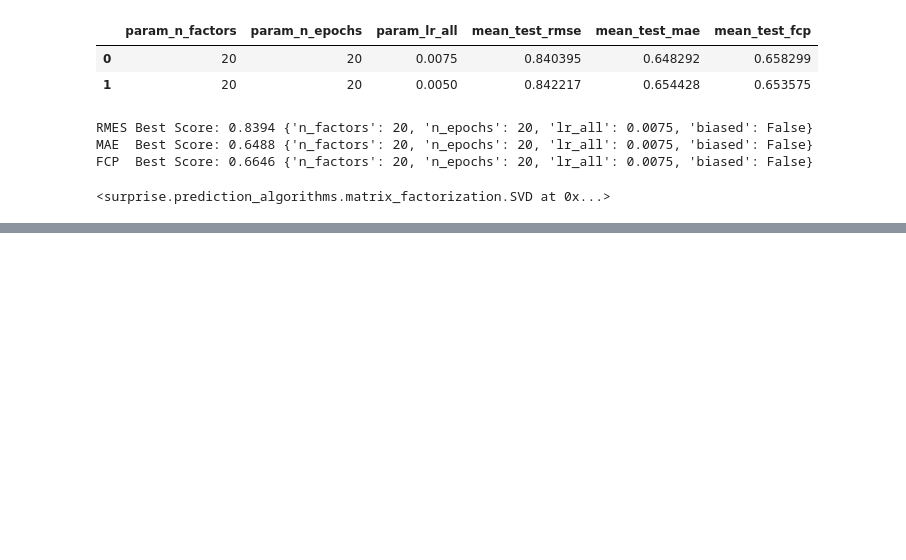
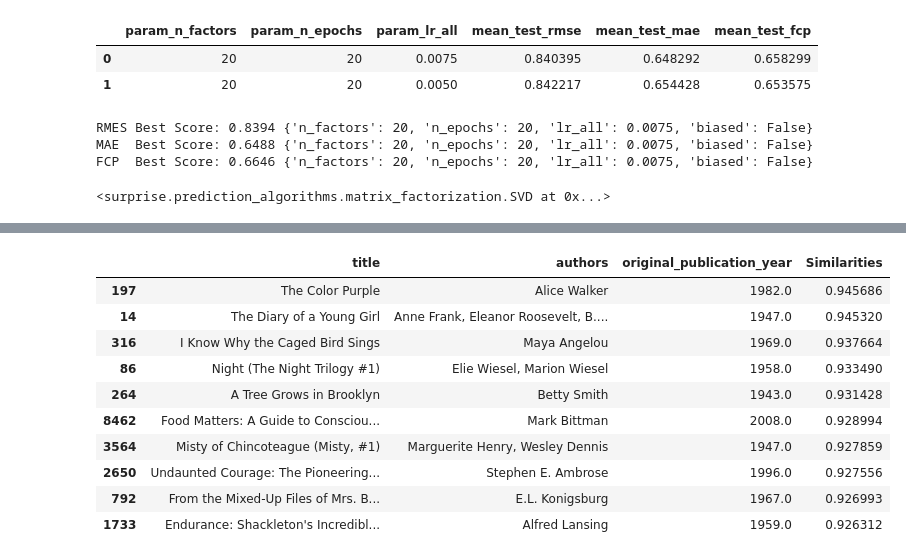
Before and after one commit to CamelSal/BookRecommender, a Jupyter notebook: SVD_Modeling.ipynb, the cells around one changed output, grey strips where cells are left out. Drawn from its saved outputs; the diff is of its cells as text; code cells hidden in the pictures; blank space fills up the shorter version.

```diff
--- a/SVD_Modeling.ipynb
+++ b/SVD_Modeling.ipynb
@@ -331,0 +388,14 @@ def id_bookinfo(b_id):
+# %%
+recomender("To Kill a Mockingbird",book_similarities,book_simind)
+# %% [output]
+|  | title | authors | original_publication_year | Similarities |
+| 197 | The Color Purple | Alice Walker | 1982.0 | 0.945686 |
+| 14 | The Diary of a Young Girl | Anne Frank, Eleanor Roosevelt, B.... | 1947.0 | 0.945320 |
+| 316 | I Know Why the Caged Bird Sings | Maya Angelou | 1969.0 | 0.937664 |
+| 86 | Night (The Night Trilogy #1) | Elie Wiesel, Marion Wiesel | 1958.0 | 0.933490 |
+| 264 | A Tree Grows in Brooklyn | Betty Smith | 1943.0 | 0.931428 |
+| 8462 | Food Matters: A Guide to Consciou... | Mark Bittman | 2008.0 | 0.928994 |
+| 3564 | Misty of Chincoteague (Misty, #1) | Marguerite Henry, Wesley Dennis | 1947.0 | 0.927859 |
+| 2650 | Undaunted Courage: The Pioneering... | Stephen E. Ambrose | 1996.0 | 0.927556 |
+| 792 | From the Mixed-Up Files of Mrs. B... | E.L. Konigsburg | 1967.0 | 0.926993 |
+| 1733 | Endurance: Shackleton's Incredibl... | Alfred Lansing | 1959.0 | 0.926312 |
```
Also changed, not shown: parts of 8 cells of this notebook, 1 other file.
